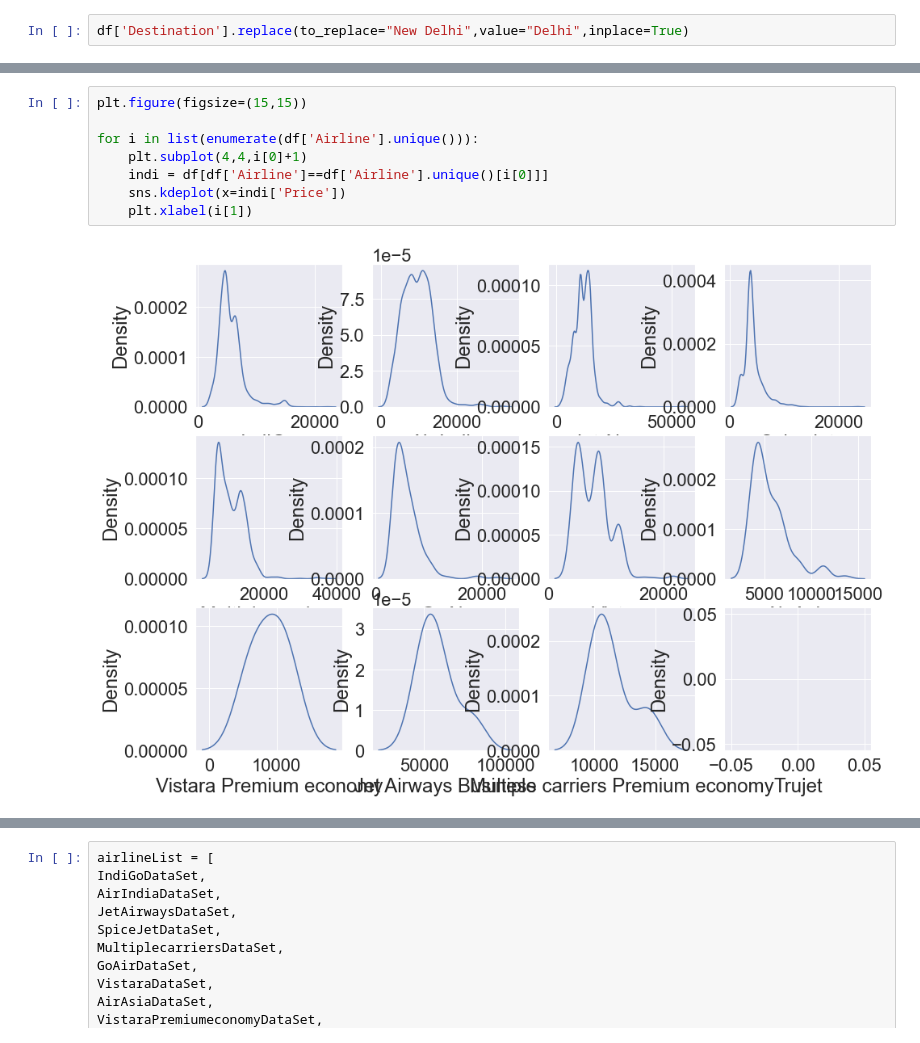
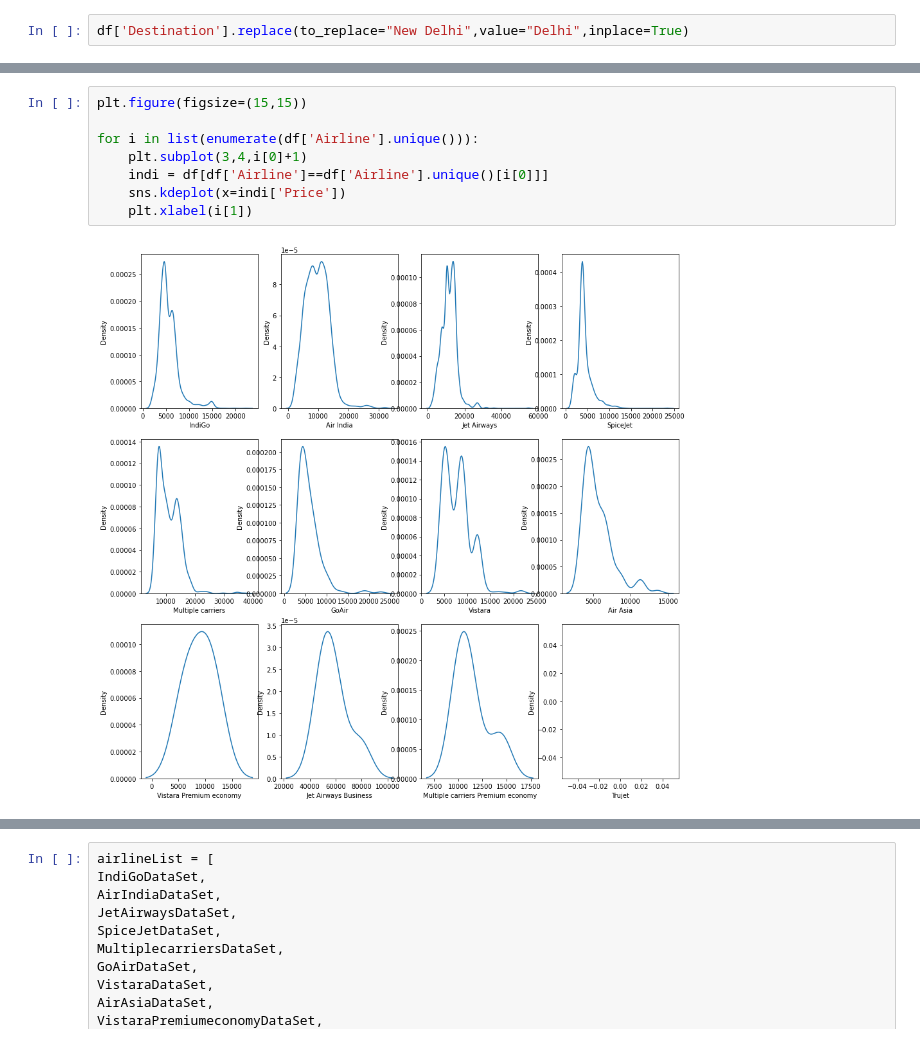
Before and after one commit to SHIVRAJSHINDE/Eda-FeatureEngineering, a Jupyter notebook: EDA/Data Travel/edaAndPreprocessing2.ipynb, the cells around one changed output, grey strips where cells are left out. Saved outputs shown, nothing was run; the diff lists cells and outputs as text.

```diff
--- a/EDA/Data Travel/edaAndPreprocessing2.ipynb
+++ b/EDA/Data Travel/edaAndPreprocessing2.ipynb
@@ -261,10 +277,10 @@ sns.histplot(x=df['Price'])
 # %%
 plt.figure(figsize=(15,15))
 
 for i in list(enumerate(df['Airline'].unique())):
-    plt.subplot(4,4,i[0]+1)
+    plt.subplot(3,4,i[0]+1)
     indi = df[df['Airline']==df['Airline'].unique()[i[0]]]
     sns.kdeplot(x=indi['Price'])
     plt.xlabel(i[1])
 # %% [output]
-[figure, old version]
+[figure, new version]
```
Also changed, not shown: parts of 42 cells of this notebook.
